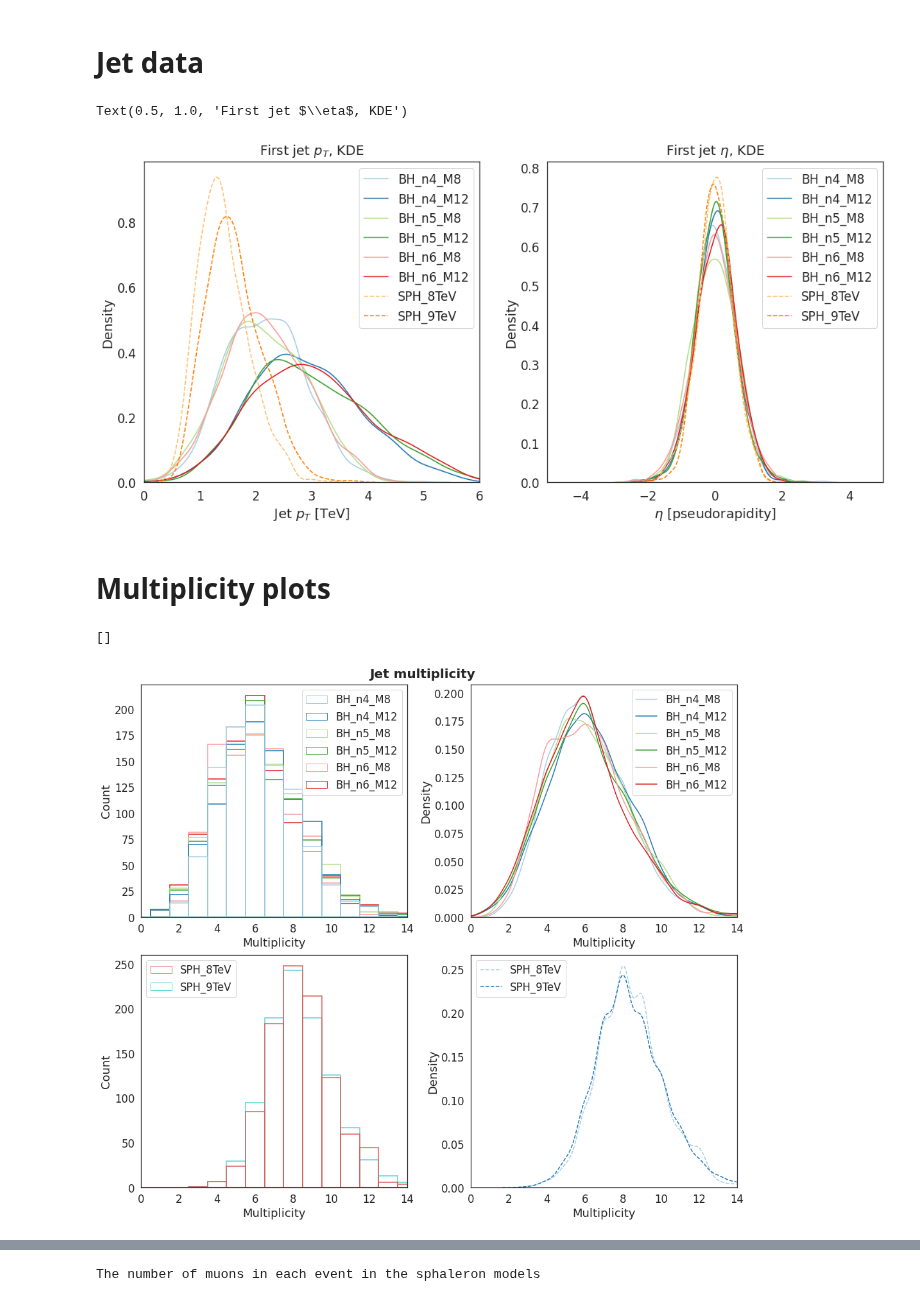
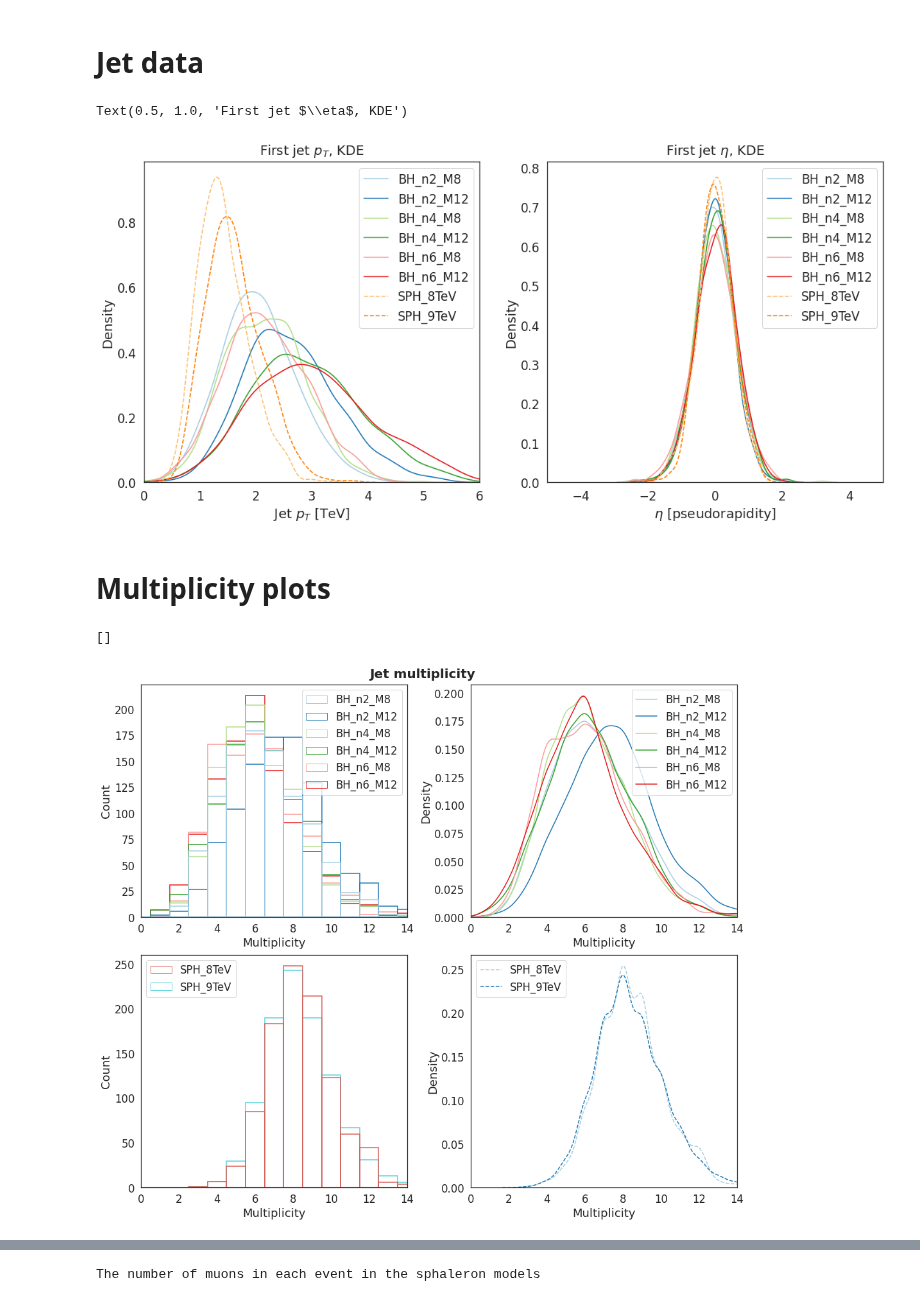
Before and after one commit to choisant/imcalML, a Jupyter notebook: notebooks/BH_analysis.ipynb, the cells around one changed output, grey strips where cells are left out. Cells and saved outputs as stored; diff of their text form; code cells hidden in the pictures.

```diff
--- a/notebooks/BH_analysis.ipynb
+++ b/notebooks/BH_analysis.ipynb
@@ -6,7 +6,7 @@ import uproot
 import awkward as ak
 import seaborn as sn
 # %%
-n_dims = [4, 5, 6]
+n_dims = [2, 4, 6]
 M_min = [8, 12]
 
 BH_labels = [""]*(len(n_dims)*len(M_min))
@@ -85,8 +85,8 @@ def jet_data (jets):
     #jet_1_phi = [ak.to_list(item.Phi[:,0]) for item in jets]
     return jets, n_jets, jet1_PT, jet1_eta
 
-BH_jets, BH_n_jets, BH_jet1_PT, BH_jet1_eta = jet_data(BH_jets)
-sph_jets, sph_n_jets, sph_jet1_PT, sph_jet1_eta = jet_data(sph_jets)
+BH_jets, n_BH_jets, BH_jet1_PT, BH_jet1_eta = jet_data(BH_jets)
+sph_jets, n_sph_jets, sph_jet1_PT, sph_jet1_eta = jet_data(sph_jets)
 # %%
 #sn.set_palette("Paired", int(n_BH_labels + n_sph_labels))
 sn.set_theme(context="notebook", style="white", palette="Paired", font='sans-serif', font_scale=1.5, color_codes=True, rc=None)
@@ -116,7 +116,7 @@ ax[1].set_xlim(-5, 5)
 ax[1].set_title(r"First jet $\eta$, KDE", pad=10)
 # %% [output]
 Text(0.5, 1.0, 'First jet $\\eta$, KDE')
-[figure, old version]
+[figure, new version]
 # %% [markdown]
 # Multiplicity plots
 # %%
@@ -137,27 +137,27 @@ n_sph_photons, n_sph_electrons, n_sph_muons_neg, n_sph_muons_pos, n_sph_muons =
 # %%
 #jet multiplicity
 fig, ax = plt.subplots(nrows=2, ncols=2, figsize=(14, 12), layout="constrained")
 #fig.tight_layout(pad=2)
 fig.suptitle("Jet multiplicity", size=20, fontweight="bold")
-sn.histplot(dict(zip(BH_labels, BH_n_jets)), ax = ax[0][0], binwidth=1.0, binrange=[-0.5, 14.5],
+sn.histplot(dict(zip(BH_labels, n_BH_jets)), ax = ax[0][0], binwidth=1.0, binrange=[-0.5, 14.5],
             multiple="layer", stat="count", fill=False)
-sn.histplot(dict(zip(sph_labels, sph_n_jets)), ax = ax[1][0], binwidth=1.0, binrange=[-0.5, 14.5],
+sn.histplot(dict(zip(sph_labels, n_sph_jets)), ax = ax[1][0], binwidth=1.0, binrange=[-0.5, 14.5],
             multiple="layer", stat="count", palette="hls", fill=False)
 
 #sn.histplot(dict(zip(labels, jet_1_eta)), ax = ax[1], bins=50, binrange=[-5, 5], multiple="layer", stat="count")
 for i in range(n_BH_labels):
-    sn.kdeplot(BH_n_jets[i], label=BH_labels[i], clip=(0, 14), ax = ax[0][1])
+    sn.kdeplot(n_BH_jets[i], label=BH_labels[i], clip=(0, 14), ax = ax[0][1])
 ax[0][1].legend()
 for i in range(n_sph_labels):
-    sn.kdeplot(sph_n_jets[i], ls='--', label=sph_labels[i], clip=(0, 14), ax = ax[1][1], palette="hls")
+    sn.kdeplot(n_sph_jets[i], ls='--', label=sph_labels[i], clip=(0, 14), ax = ax[1][1], palette="hls")
 ax[1][1].legend()
 
 for axis in ax.reshape(-1):
     axis.set_xlabel("Multiplicity")
     #axis.set_title("Jet multiplicity")
     axis.set_xlim(0, 14)
 
 plt.plot()
 # %% [output]
 []
-[figure, old version]
+[figure, new version]
```
Also changed, not shown: parts of 9 cells of this notebook.
